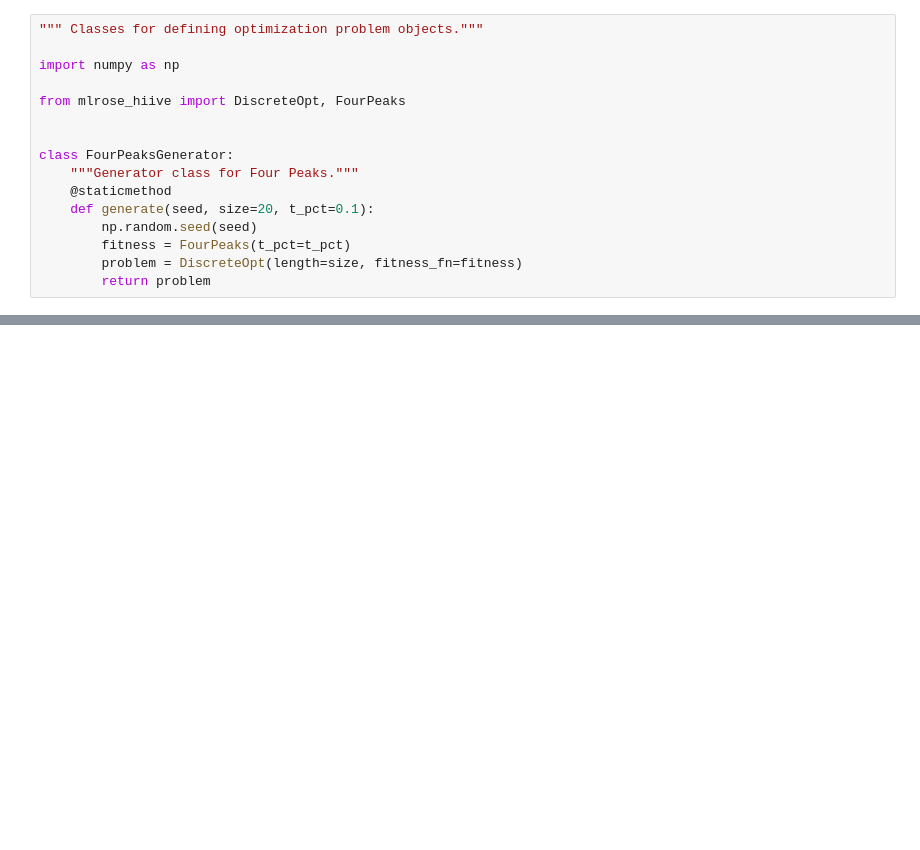
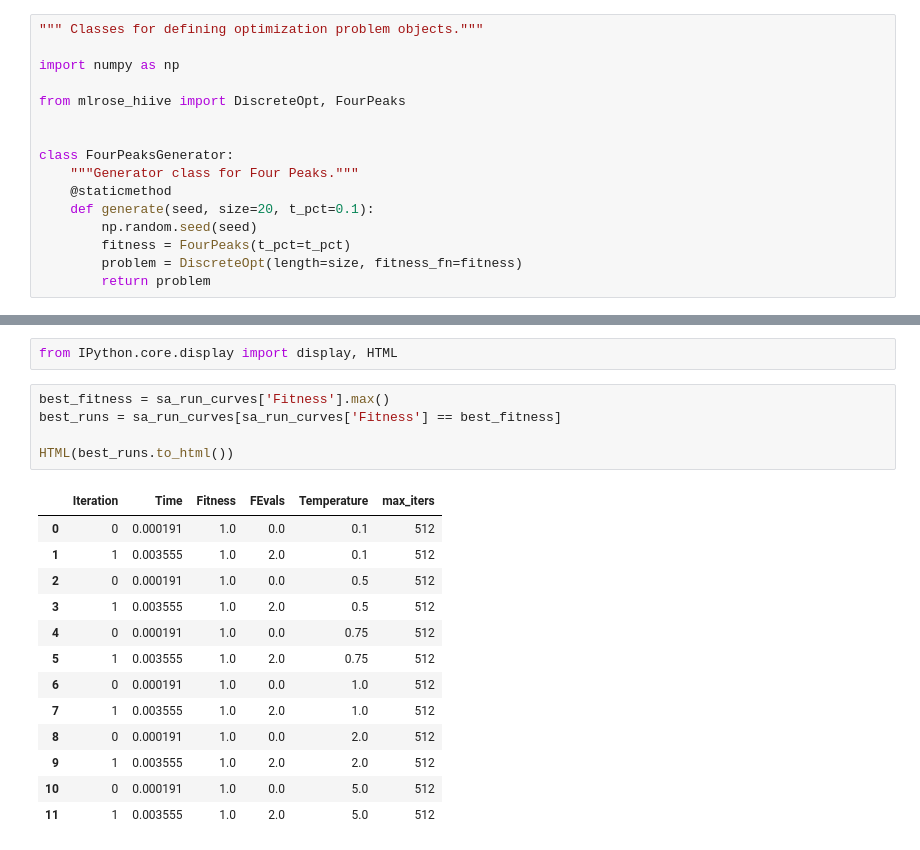
Before and after one commit to melodyyu/cs7641-a2-optimization, a Jupyter notebook: 4peaks_optimization.ipynb, the cells around one changed output, grey strips where cells are left out. Drawn from its saved outputs; the diff is of its cells as text; blank space fills up the shorter version.

```diff
--- a/4peaks_optimization.ipynb
+++ b/4peaks_optimization.ipynb
@@ -571,0 +560,21 @@ plt.show()
+# %%
+from IPython.core.display import display, HTML
+# %%
+best_fitness = sa_run_curves['Fitness'].max()
+best_runs = sa_run_curves[sa_run_curves['Fitness'] == best_fitness]
+
+HTML(best_runs.to_html())
+# %% [output]
+|  | Iteration | Time | Fitness | FEvals | Temperature | max_iters |
+| 0 | 0 | 0.000191 | 1.0 | 0.0 | 0.1 | 512 |
+| 1 | 1 | 0.003555 | 1.0 | 2.0 | 0.1 | 512 |
+| 2 | 0 | 0.000191 | 1.0 | 0.0 | 0.5 | 512 |
+| 3 | 1 | 0.003555 | 1.0 | 2.0 | 0.5 | 512 |
+| 4 | 0 | 0.000191 | 1.0 | 0.0 | 0.75 | 512 |
+| 5 | 1 | 0.003555 | 1.0 | 2.0 | 0.75 | 512 |
+| 6 | 0 | 0.000191 | 1.0 | 0.0 | 1.0 | 512 |
+| 7 | 1 | 0.003555 | 1.0 | 2.0 | 1.0 | 512 |
+| 8 | 0 | 0.000191 | 1.0 | 0.0 | 2.0 | 512 |
+| 9 | 1 | 0.003555 | 1.0 | 2.0 | 2.0 | 512 |
+| 10 | 0 | 0.000191 | 1.0 | 0.0 | 5.0 | 512 |
+| 11 | 1 | 0.003555 | 1.0 | 2.0 | 5.0 | 512 |
```
Also changed, not shown: parts of 12 cells of this notebook.
